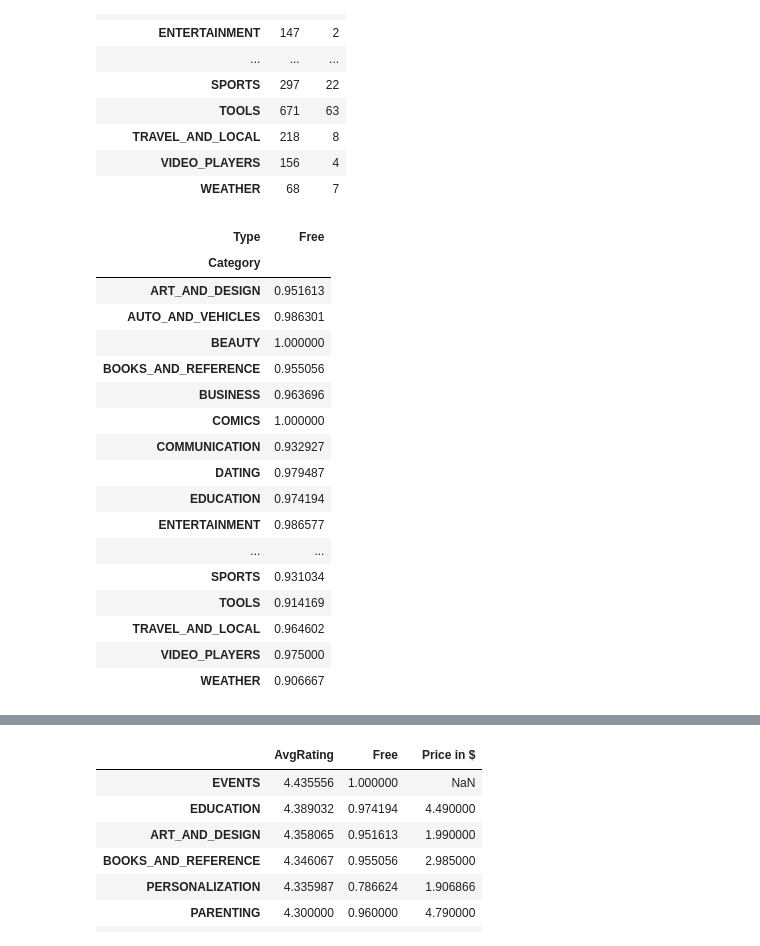
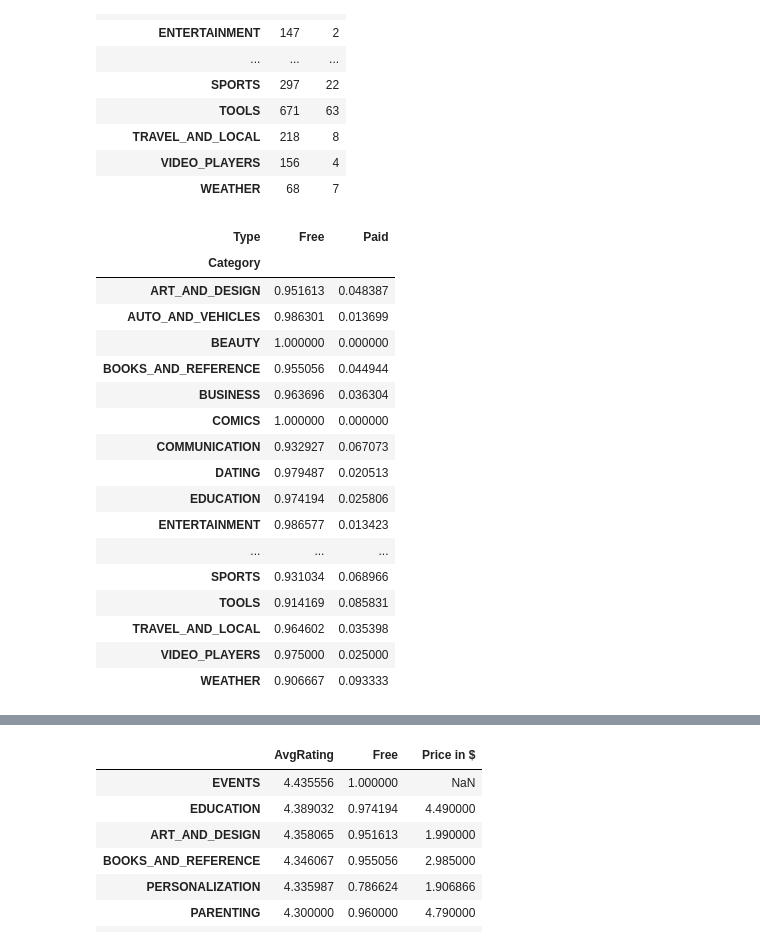
Before and after one commit to shernee/playstore_analysis, a Jupyter notebook: analysis.ipynb, the cells around one changed output, grey strips where cells are left out. Cells and saved outputs as stored; diff of their text form; code cells hidden in the pictures.

```diff
--- a/analysis.ipynb
+++ b/analysis.ipynb
@@ -408,26 +534,26 @@ tab_cattype
 | WEATHER | 68 | 7 |
 # %%
 tab_cattype=tab_cattype.div(tab_cattype.sum(1),axis=0)
-tab_cattype[['Free']]
+tab_cattype
 # %% [output]
-| Type | Free |
-| Category |  |
-| ART_AND_DESIGN | 0.951613 |
-| AUTO_AND_VEHICLES | 0.986301 |
-| BEAUTY | 1.000000 |
-| BOOKS_AND_REFERENCE | 0.955056 |
-| BUSINESS | 0.963696 |
-| COMICS | 1.000000 |
-| COMMUNICATION | 0.932927 |
-| DATING | 0.979487 |
-| EDUCATION | 0.974194 |
-| ENTERTAINMENT | 0.986577 |
-| ... | ... |
-| SPORTS | 0.931034 |
-| TOOLS | 0.914169 |
-| TRAVEL_AND_LOCAL | 0.964602 |
-| VIDEO_PLAYERS | 0.975000 |
-| WEATHER | 0.906667 |
+| Type | Free | Paid |
+| Category |  |  |
+| ART_AND_DESIGN | 0.951613 | 0.048387 |
+| AUTO_AND_VEHICLES | 0.986301 | 0.013699 |
+| BEAUTY | 1.000000 | 0.000000 |
+| BOOKS_AND_REFERENCE | 0.955056 | 0.044944 |
+| BUSINESS | 0.963696 | 0.036304 |
+| COMICS | 1.000000 | 0.000000 |
+| COMMUNICATION | 0.932927 | 0.067073 |
+| DATING | 0.979487 | 0.020513 |
+| EDUCATION | 0.974194 | 0.025806 |
+| ENTERTAINMENT | 0.986577 | 0.013423 |
+| ... | ... | ... |
+| SPORTS | 0.931034 | 0.068966 |
+| TOOLS | 0.914169 | 0.085831 |
+| TRAVEL_AND_LOCAL | 0.964602 | 0.035398 |
+| VIDEO_PLAYERS | 0.975000 | 0.025000 |
+| WEATHER | 0.906667 | 0.093333 |
 # %%
 res_rat=pd.merge(catrat,tab_cattype[['Free']],right_on='Category',left_index=True)
 # %%
```
Also changed, not shown: parts of 57 cells of this notebook.
